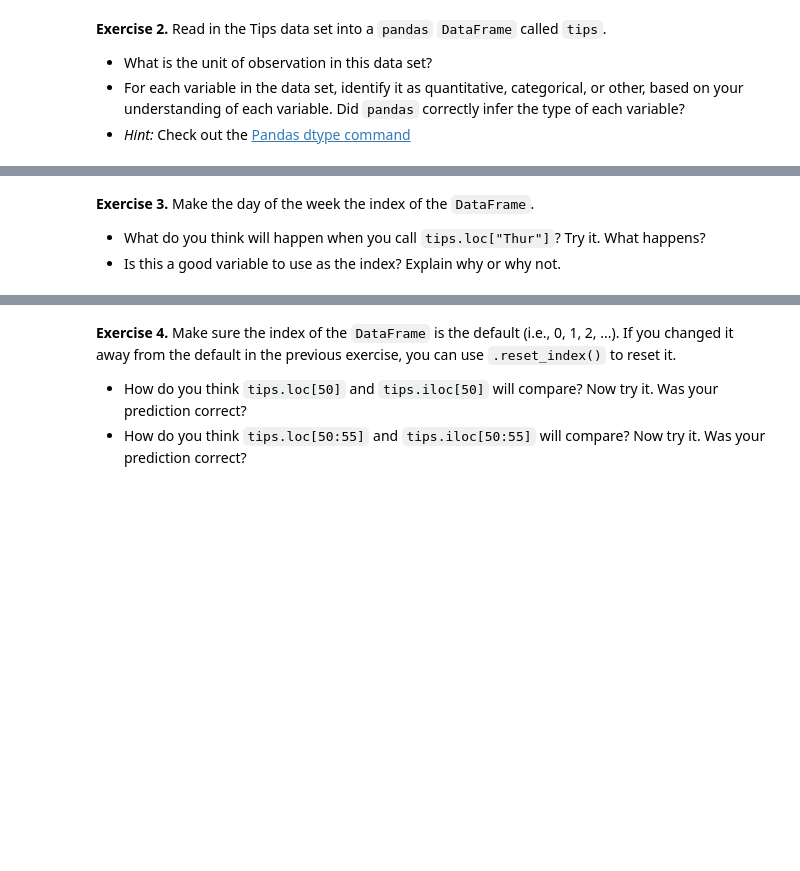
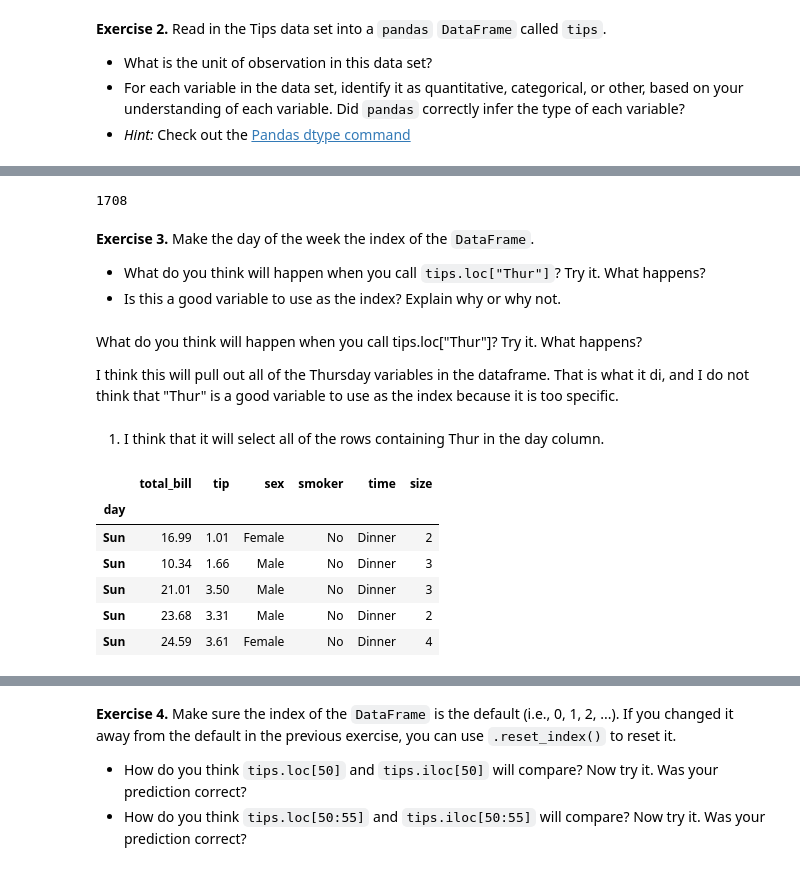
Before and after one commit to Rjjacobs/cmps3160, a Jupyter notebook: _labs/Lab02/Lab02.ipynb, the cells around one changed output, grey strips where cells are left out. Cells and saved outputs as stored; diff of their text form; code cells hidden in the pictures; blank space fills up the shorter version.

```diff
--- a/_labs/Lab02/Lab02.ipynb
+++ b/_labs/Lab02/Lab02.ipynb
@@ -512,3 +517,7 @@ Exercises 2-7 deal with the Tips data set (`../data/tips.csv`). You can learn mo
+# %%
+tips.size
+# %% [output]
+1708
 # %% [markdown]
 **Exercise 3.** Make the day of the week the index of the `DataFrame`.
 
@@ -518,0 +526,17 @@ Exercises 2-7 deal with the Tips data set (`../data/tips.csv`). You can learn mo
+# %% [markdown]
+What do you think will happen when you call tips.loc["Thur"]? Try it. What happens?
+
+I think this will pull out all of the Thursday variables in the dataframe. That is what it di, and I do not think that "Thur" is a good variable to use as the index because it is too specific.
+# %% [markdown]
+1) I think that it will select all of the rows containing Thur in the day column.
+# %%
+tips_by_day = tips.set_index("day")
+tips_by_day.head()
+# %% [output]
+|  | total_bill | tip | sex | smoker | time | size |
+| day |  |  |  |  |  |  |
+| Sun | 16.99 | 1.01 | Female | No | Dinner | 2 |
+| Sun | 10.34 | 1.66 | Male | No | Dinner | 3 |
+| Sun | 21.01 | 3.50 | Male | No | Dinner | 3 |
+| Sun | 23.68 | 3.31 | Male | No | Dinner | 2 |
+| Sun | 24.59 | 3.61 | Female | No | Dinner | 4 |
```
Also changed, not shown: parts of 22 cells of this notebook.
